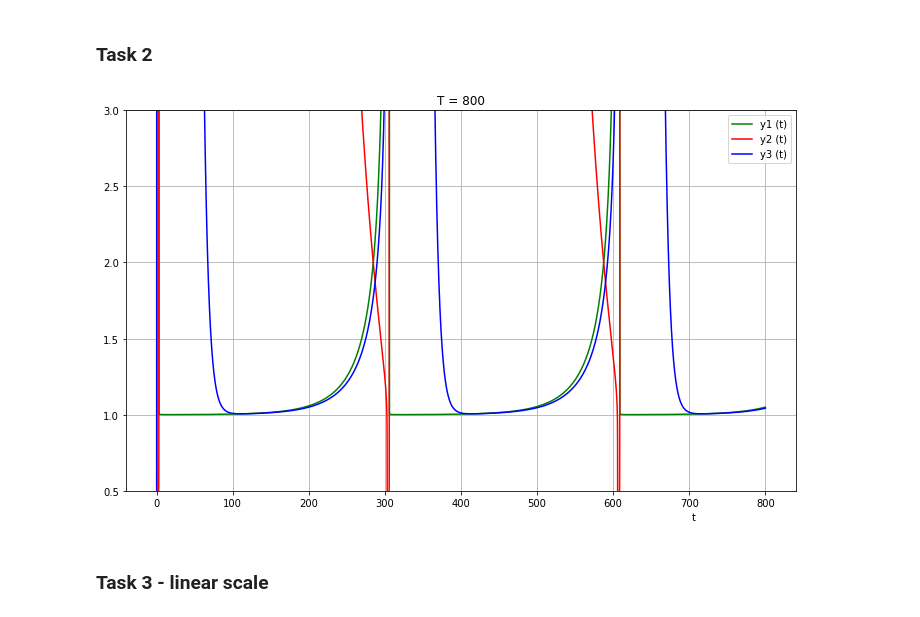
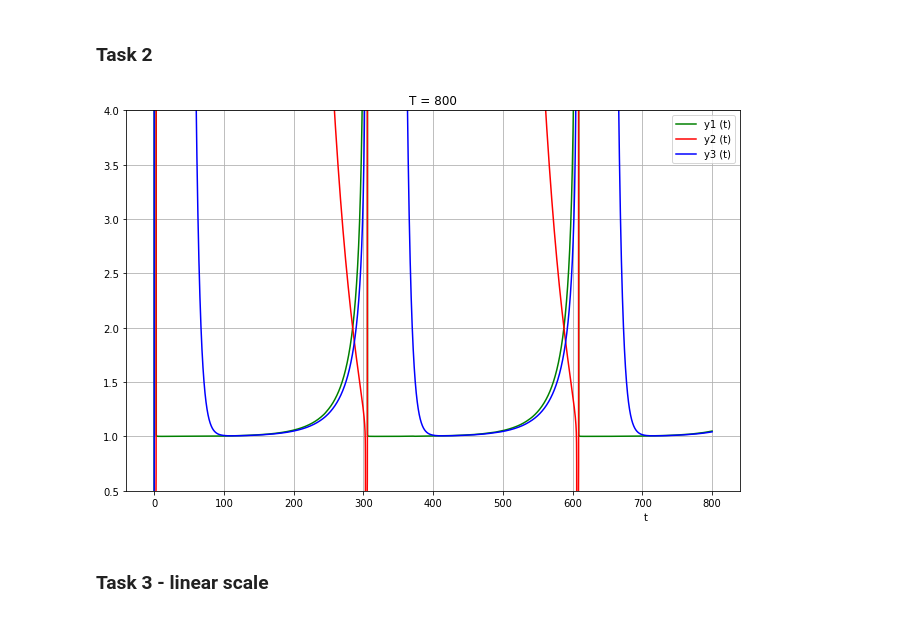
Before and after one commit to detininroman/Comp_math, a Jupyter notebook: Coursework.ipynb, the cells around one changed output. Cells and saved outputs as stored; diff of their text form; code cells hidden in the pictures.

Commit message:
Runge-Kutta method implemented

```diff
--- a/Coursework.ipynb
+++ b/Coursework.ipynb
@@ -90,10 +77,3 @@ for t in ts_1:
-# %%
-y0_2, ys_2 = [0.01, 0.01 , 0.01], []
-for t in ts_2:
-    sol = odeint(equation_2, y0_2, t)
-    ys_2.append([sol[:, 0], sol[:, 1], sol[:, 2]])
-# %%
-y0_3, ys_3 = [1.76e-3, 0. , 0. , 0.], []
-for t in ts_3:
-    sol = odeint(equation_3, y0_3, t)
-    ys_3.append([sol[:, 0], sol[:, 1], sol[:, 2], sol[:, 3]])
+# %%
+def solve(func, y0, ts, method):
+    return [solve_ivp(func, [min(t), max(t)], y0, method=method, t_eval=t).y for t in ts]
@@ -99,0 +82,2 @@ for t in ts_3:
+# %%
+ys_2 = solve(func=equation_2, y0=[1e-3, 1e-3, 1e-3], ts=ts_2, method='Radau')
@@ -168,10 +154,10 @@ for i in range(len(Ts_1)):
 # %% [markdown]
 ### Task 2
 # %%
-plt.figure(figsize=(12, 7))
-make_plot(x=ts_2[0], y=ys_2[0], task=2, ylim = [0.5, 3])
+plt.figure(figsize=(11, 7))
+make_plot(x=ts_2[0], y=ys_2[0], task=2, ylim = [0.5, 4])
 # %% [output]
-[figure, old version]
+[figure, new version]
 # %% [markdown]
 ### Task 3 - linear scale
 # %%
```
Also changed, not shown: parts of 23 cells of this notebook.
